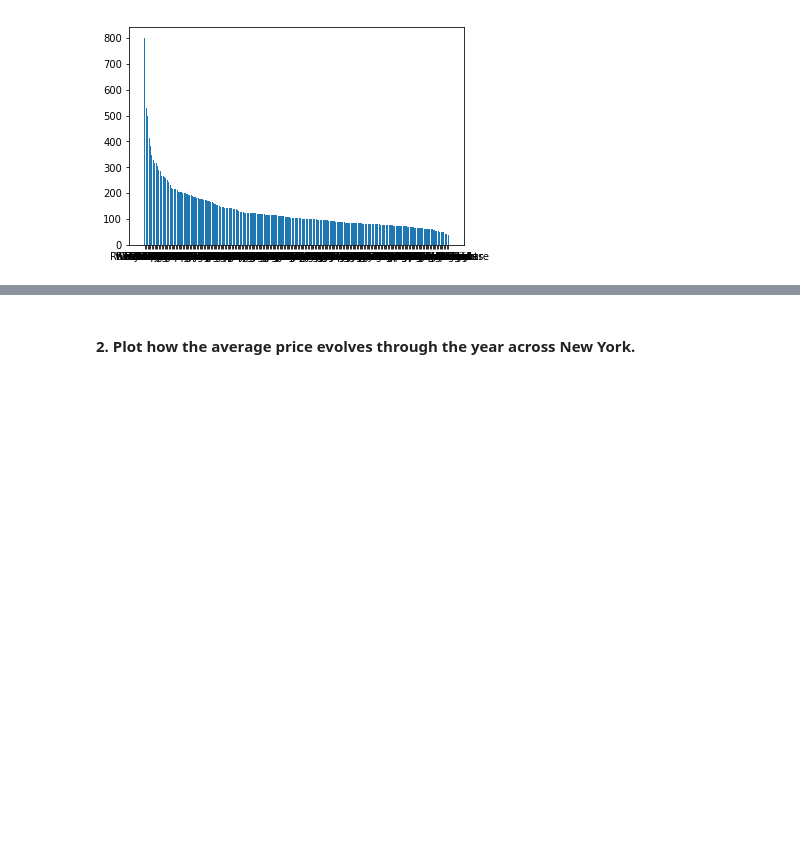
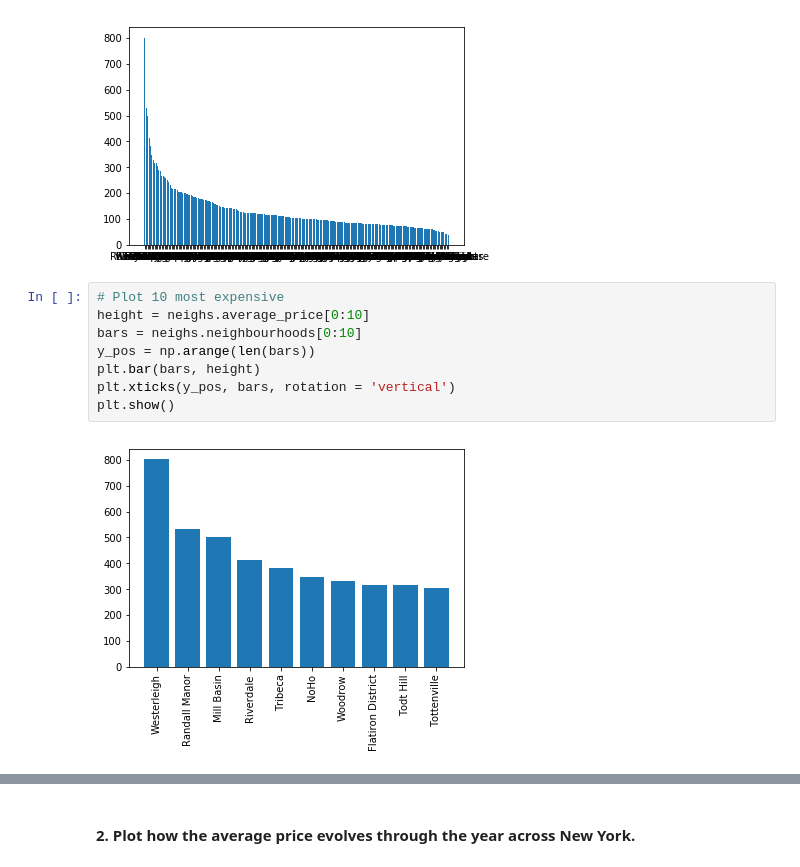
Before and after one commit to JoranVergauwen/aCRM, a Jupyter notebook: Groupwork_aCRM.ipynb, the cells around one changed output, grey strips where cells are left out. Cells and saved outputs as stored; diff of their text form; blank space fills up the shorter version.

```diff
--- a/Groupwork_aCRM.ipynb
+++ b/Groupwork_aCRM.ipynb
@@ -160,3 +160,13 @@ plt.xticks(y_pos, bars)
 plt.show()
 # %% [output]
 [figure]
+# %%
+# Plot 10 most expensive
+height = neighs.average_price[0:10]
+bars = neighs.neighbourhoods[0:10]
+y_pos = np.arange(len(bars))
+plt.bar(bars, height)
+plt.xticks(y_pos, bars, rotation = 'vertical')
+plt.show()
+# %% [output]
+[figure, added]
```
Also changed, not shown: parts of 4 cells of this notebook.
